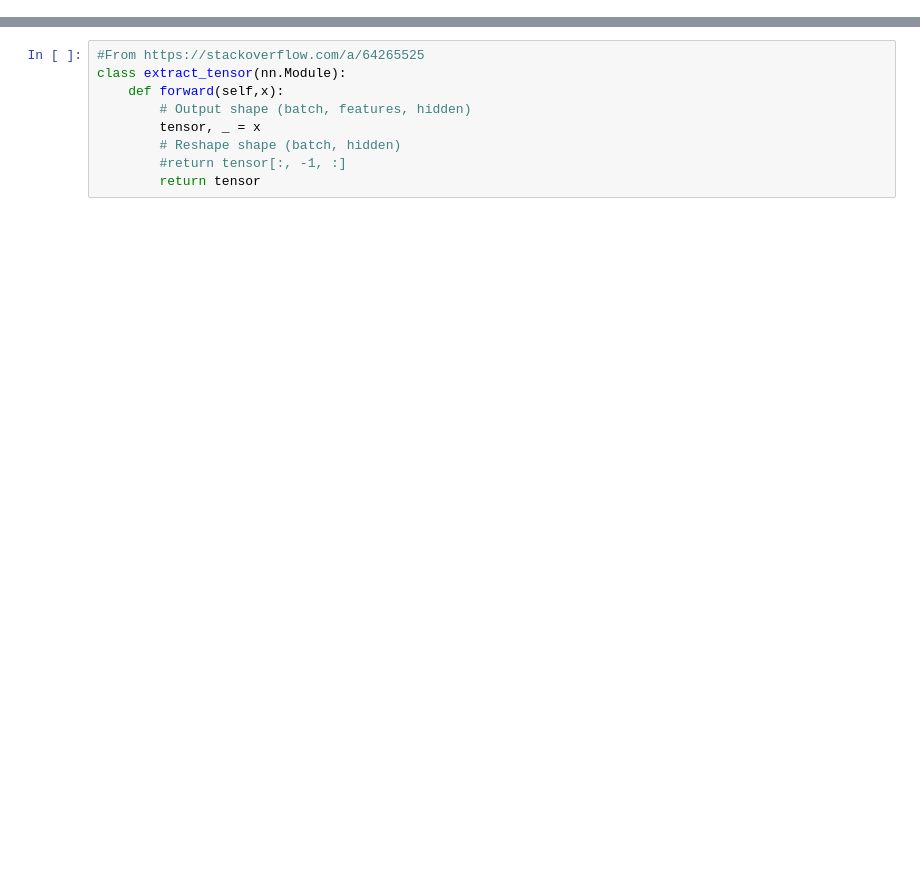
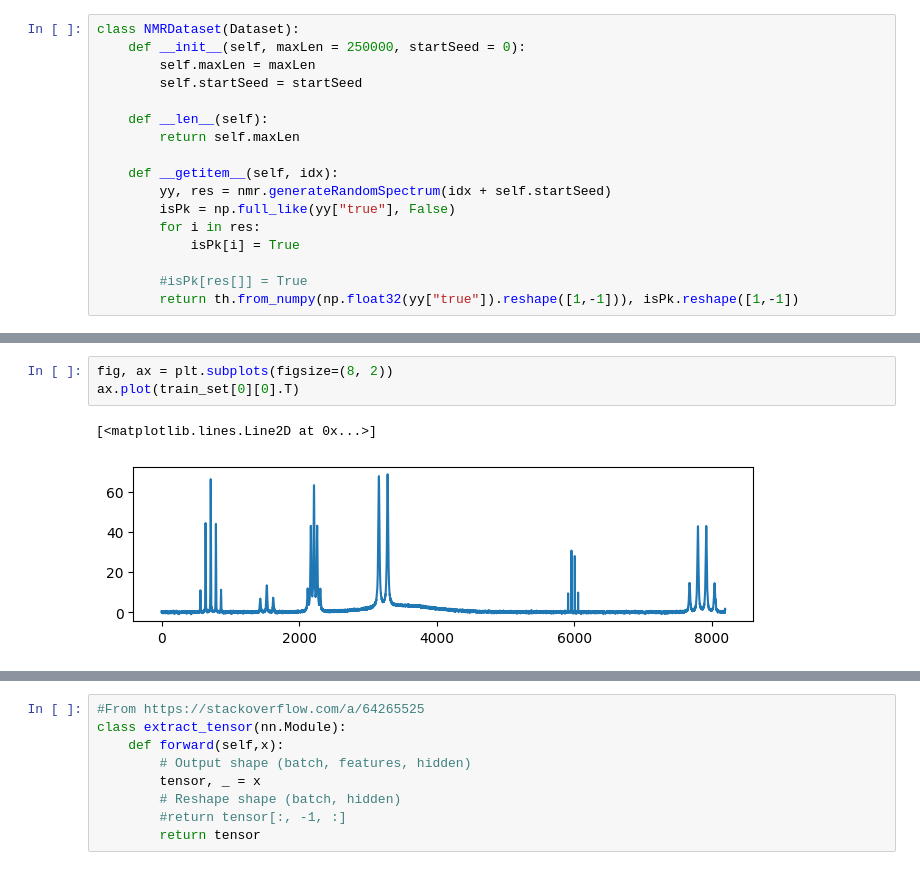
Before and after one commit to SultanOfSauce/NMRDeconvolution, a Jupyter notebook: Untitled.ipynb, the cells around one changed output, grey strips where cells are left out. Saved outputs shown, nothing was run; the diff lists cells and outputs as text; blank space fills up the shorter version.

```diff
--- a/Untitled.ipynb
+++ b/Untitled.ipynb
@@ -29,0 +27,17 @@ ax.scatter(res,[yy["pure"][i] for i in res], c = "orange")
+# %%
+class NMRDataset(Dataset):
+    def __init__(self, maxLen = 250000, startSeed = 0):
+        self.maxLen = maxLen
+        self.startSeed = startSeed
+
+    def __len__(self):
+        return self.maxLen
+
+    def __getitem__(self, idx):
+        yy, res = nmr.generateRandomSpectrum(idx + self.startSeed)
+        isPk = np.full_like(yy["true"], False)
+        for i in res:
+            isPk[i] = True
+
+        #isPk[res[]] = True
+        return th.from_numpy(np.float32(yy["true"]).reshape([1,-1])), isPk.reshape([1,-1])
@@ -29,0 +57,6 @@ ax.scatter(res,[yy["pure"][i] for i in res], c = "orange")
+# %%
+fig, ax = plt.subplots(figsize=(8, 2))
+ax.plot(train_set[0][0].T)
+# %% [output]
+[<matplotlib.lines.Line2D at 0x...>]
+[figure, added]
```
Also changed, not shown: parts of 16 cells of this notebook, 1 other file.
